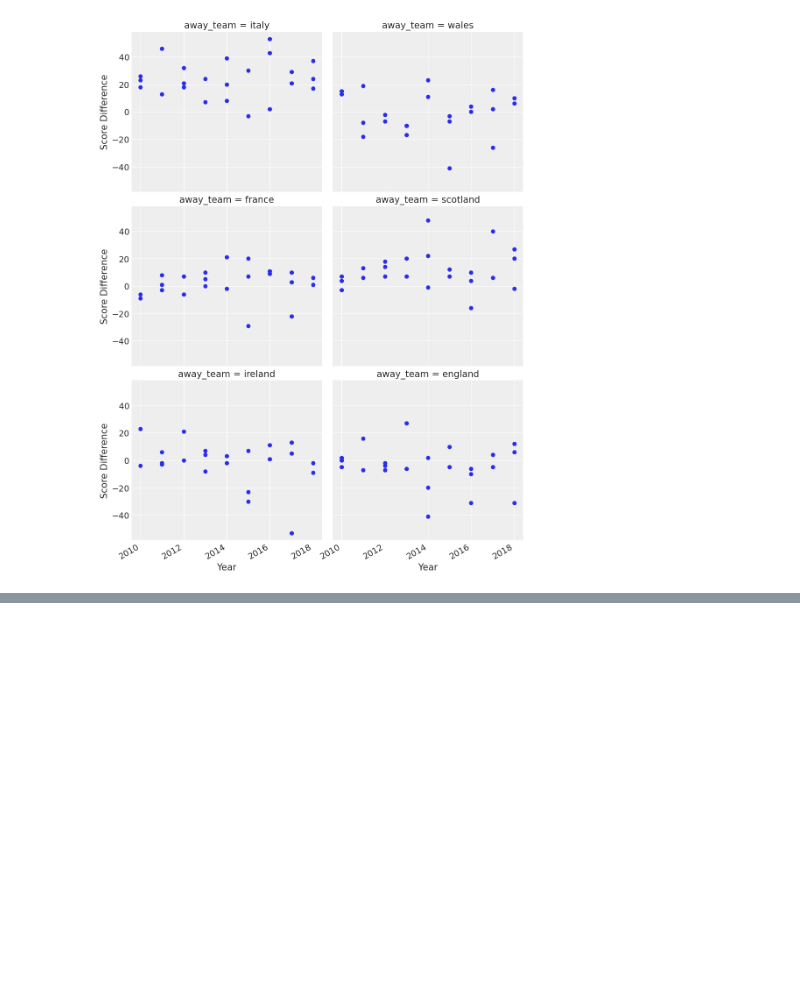
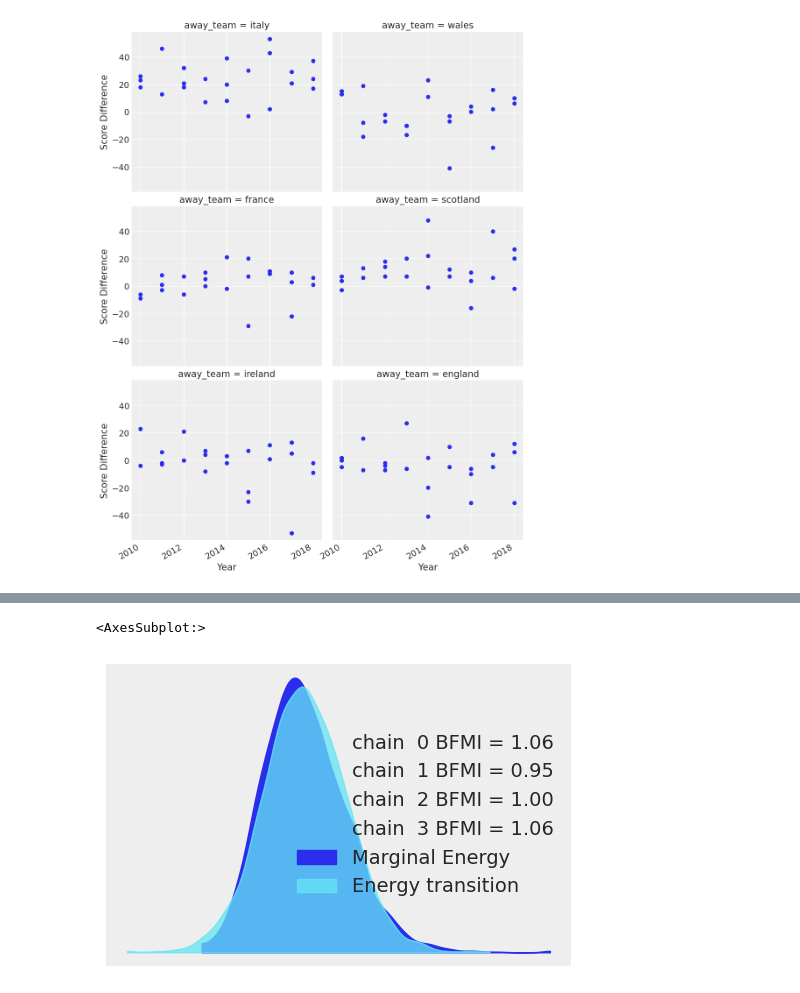
Before and after one commit to Graphight/Learning, a Jupyter notebook: ML-PyMC/tutorial.ipynb, the cells around one changed output, grey strips where cells are left out. Cells and saved outputs as stored; diff of their text form; code cells hidden in the pictures; blank space fills up the shorter version.

```diff
--- a/ML-PyMC/tutorial.ipynb
+++ b/ML-PyMC/tutorial.ipynb
@@ -233,0 +309,5 @@ df_all
+# %%
+az.plot_energy(trace, figsize=(6, 4))
+# %% [output]
+<AxesSubplot:>
+[figure, added]
```
Also changed, not shown: parts of 34 cells of this notebook.
